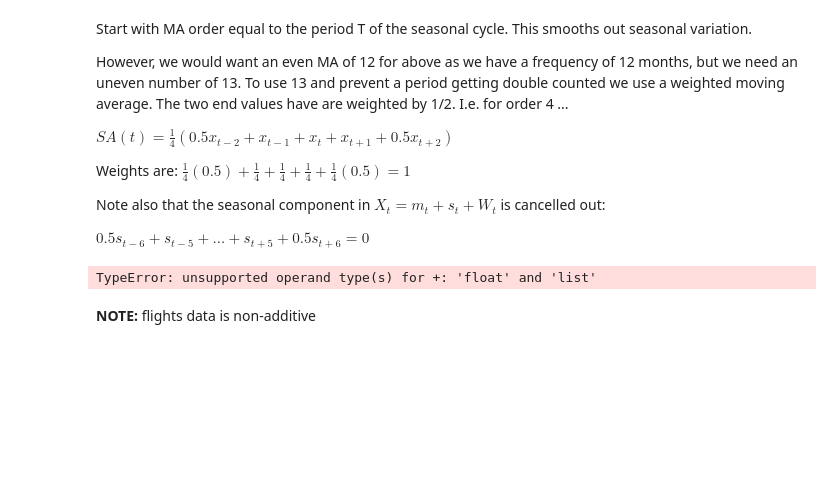
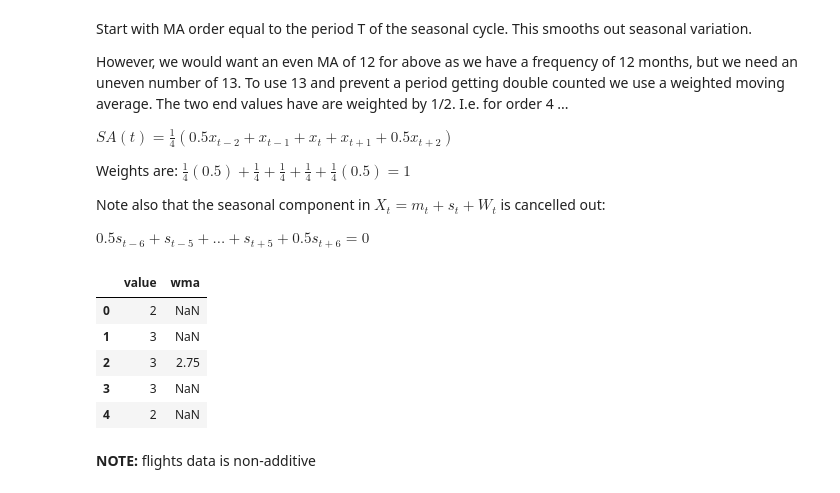
Before and after one commit to snowch-notes/statistics-old, a Jupyter notebook: timeseries/estimating_ts_components.ipynb, the cells around one changed output. Drawn from its saved outputs; the diff is of its cells as text; code cells hidden in the pictures; blank space fills up the shorter version.

```diff
--- a/timeseries/estimating_ts_components.ipynb
+++ b/timeseries/estimating_ts_components.ipynb
@@ -92,20 +92,29 @@ Note also that the seasonal component in $X_t = m_t + s_t + W_t$ is cancelled ou
 $0.5s_{t-6} + s_{t-5} + ... + s_{t+5} + 0.5s_{t+6} = 0$
 # %%
 def weighted_mean(arr):
+
+    def isclose(a, b, rel_tol=1e-09, abs_tol=0.0):
+        return abs(a-b) <= max(rel_tol * max(abs(a), abs(b)), abs_tol)
+
     denom = (len(arr) - 1)
     weights = [1.0/denom] * (len(arr) - 2)
     weights.insert(0, 0.5/denom)
     weights.append(0.5/denom)
-    assert(sum(weights))
     #print(weights)
+    assert(isclose(sum(weights), 1))
 
     return np.average(arr, weights=weights)
 
 data = pd.DataFrame(data={ 'value': [ 2, 3, 3, 3, 2]})
 data['wma'] = data['value'].rolling(window=5, center=True).apply(lambda a: weighted_mean(a), raw=False)
 data # 1/4.0 * (2*0.5 + 3 + 3 + 3 + 2*0.5) = 2.75
 # %% [output]
-TypeError: unsupported operand type(s) for +: 'float' and 'list'
+|  | value | wma |
+| 0 | 2 | NaN |
+| 1 | 3 | NaN |
+| 2 | 3 | 2.75 |
+| 3 | 3 | NaN |
+| 4 | 2 | NaN |
 # %% [markdown]
 **NOTE:** flights data is non-additive
 # %%
```
